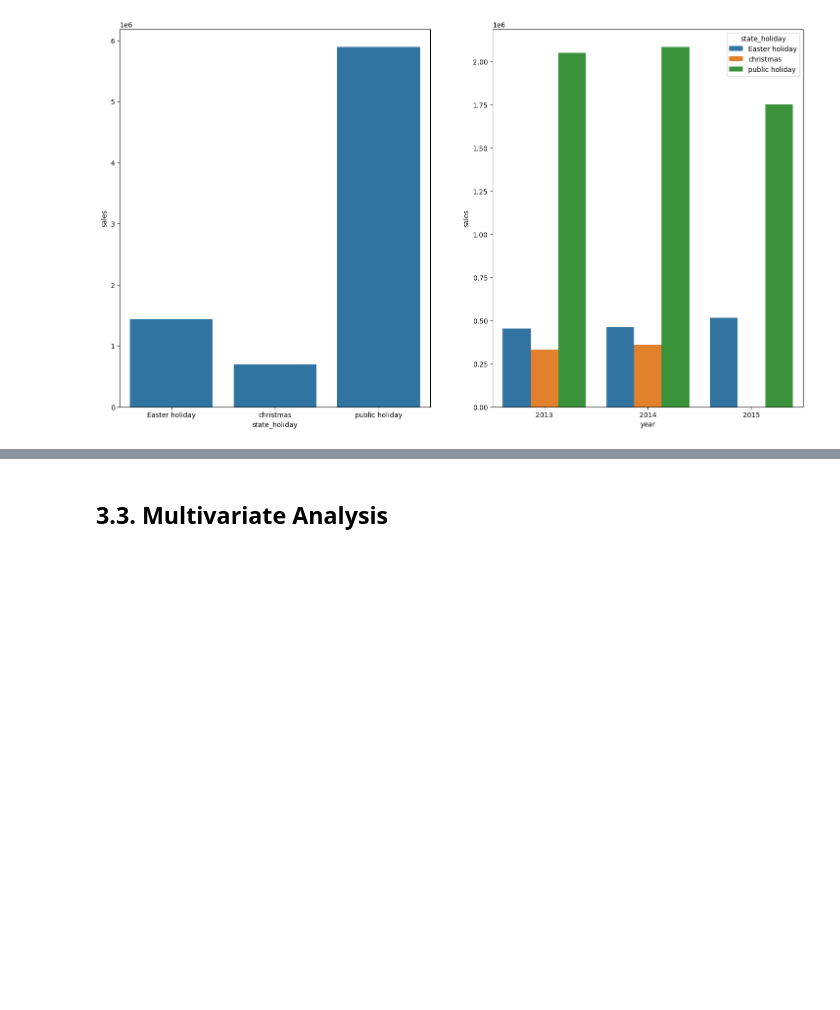
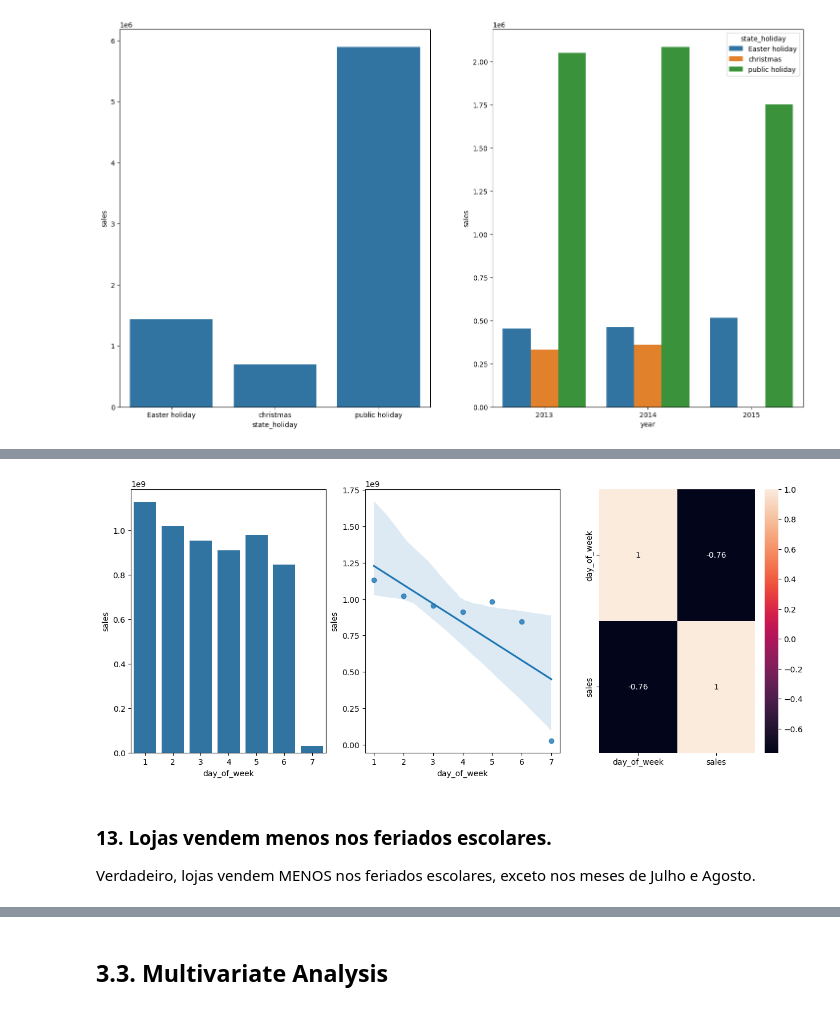
Before and after one commit to jessicannunes/Previsao_vendas_LojasRossmann, a Jupyter notebook: notbooks/m04_vd01_store_sales_prediction.ipynb, the cells around one changed output, grey strips where cells are left out. Cells and saved outputs as stored; diff of their text form; code cells hidden in the pictures; blank space fills up the shorter version.

```diff
--- a/notbooks/m04_vd01_store_sales_prediction.ipynb
+++ b/notbooks/m04_vd01_store_sales_prediction.ipynb
@@ -816,0 +904,17 @@ sns.barplot(x='year', y='sales',hue='state_holiday', data=aux3)
+# %%
+plt.figure(figsize=(15,6))
+aux1 = df4[['day_of_week','sales']].groupby('day_of_week').sum().reset_index()
+
+plt.subplot(1,3,1)
+sns.barplot(x='day_of_week',y='sales',data=aux1);
+
+plt.subplot(1,3,2)
+sns.regplot(x='day_of_week',y='sales',data=aux1);
+
+plt.subplot(1,3,3)
+sns.heatmap(aux1.corr(method='pearson'), annot=True);
+# %% [output]
+[figure, added]
+# %% [markdown]
+### **13.** Lojas vendem menos nos feriados escolares.
+Verdadeiro, lojas vendem MENOS nos feriados escolares, exceto nos meses de Julho e Agosto.
```
Also changed, not shown: parts of 14 cells of this notebook.
